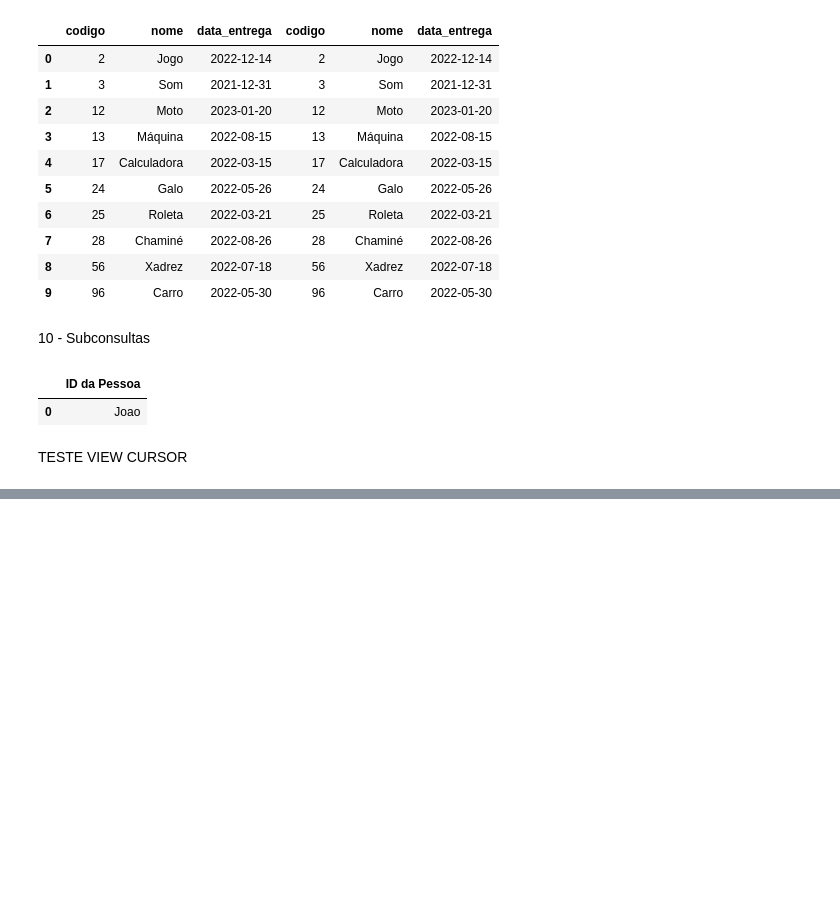
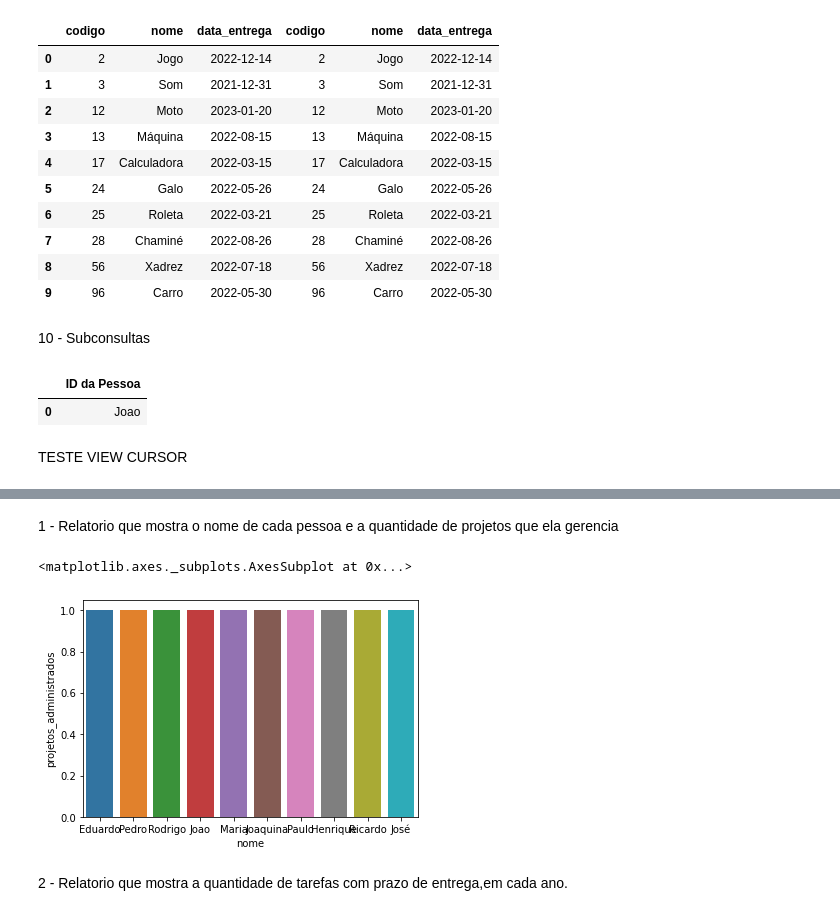
Before and after one commit to RodrigoCoouto/Template_Trab_BD1_2020, a Jupyter notebook: Gestor_de_Tarefas_e_Projeto_BD.ipynb, the cells around one changed output, grey strips where cells are left out. Saved outputs shown, nothing was run; the diff lists cells and outputs as text; code cells hidden in the pictures; blank space fills up the shorter version.

```diff
--- a/Gestor_de_Tarefas_e_Projeto_BD.ipynb
+++ b/Gestor_de_Tarefas_e_Projeto_BD.ipynb
@@ -456,3 +449,21 @@ vw_tarefa_view
 connect.commit()
 # %%
 cursor.close()
+# %% [markdown]
+
+1 - Relatorio que mostra o nome de cada pessoa e a quantidade de projetos que ela gerencia
+# %%
+res_nomeQtd = pd.read_sql_query("""
+                           select ep.nome, count(adm) as projetos_administrados
+                            from Cargo as e
+                            inner join Pessoa ep
+                            on e.adm = ep.id
+                            group by nome
+                            """,connect)
+res_nomeQtd
+sns.barplot(x='nome',y='projetos_administrados',data=res_nomeQtd)
+# %% [output]
+<matplotlib.axes._subplots.AxesSubplot at 0x...>
+[figure, added]
+# %% [markdown]
+2 - Relatorio que mostra a quantidade de tarefas com prazo de entrega,em cada ano.
```
Also changed, not shown: parts of 16 cells of this notebook.
